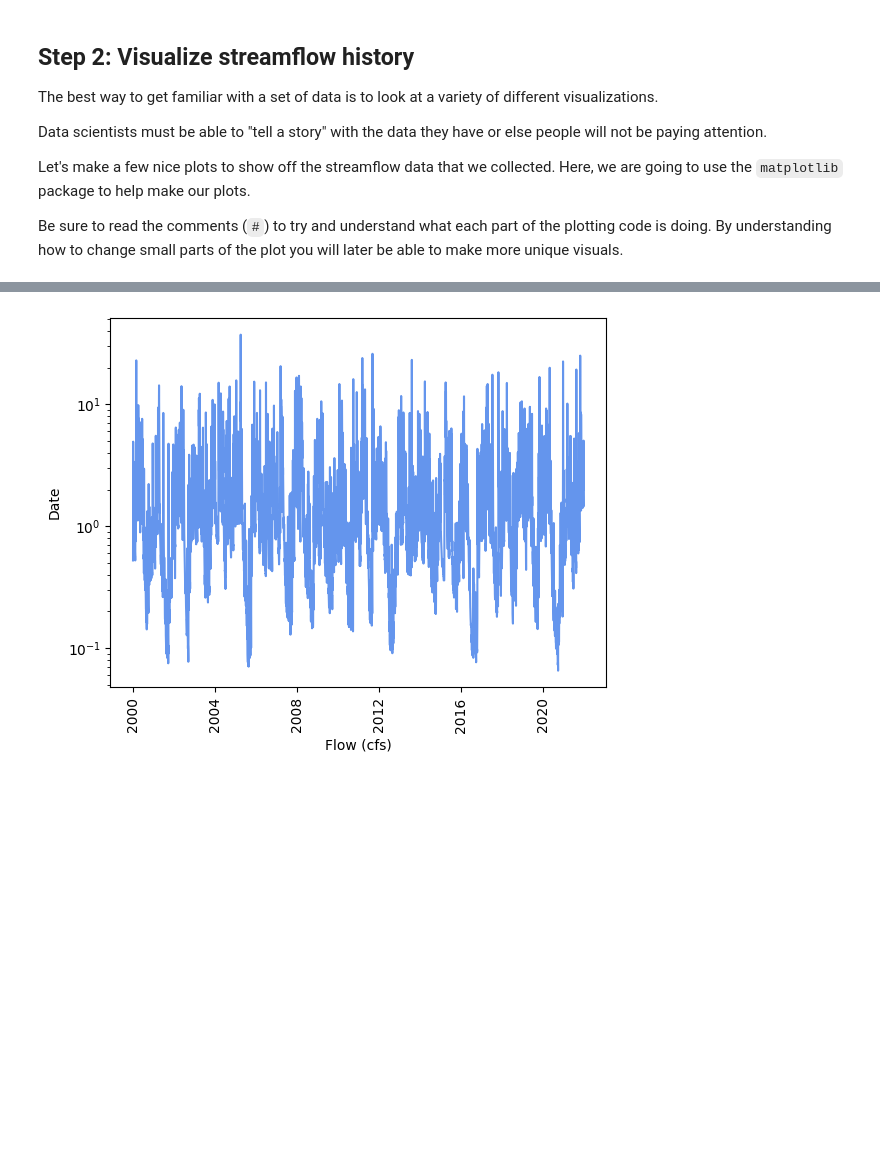
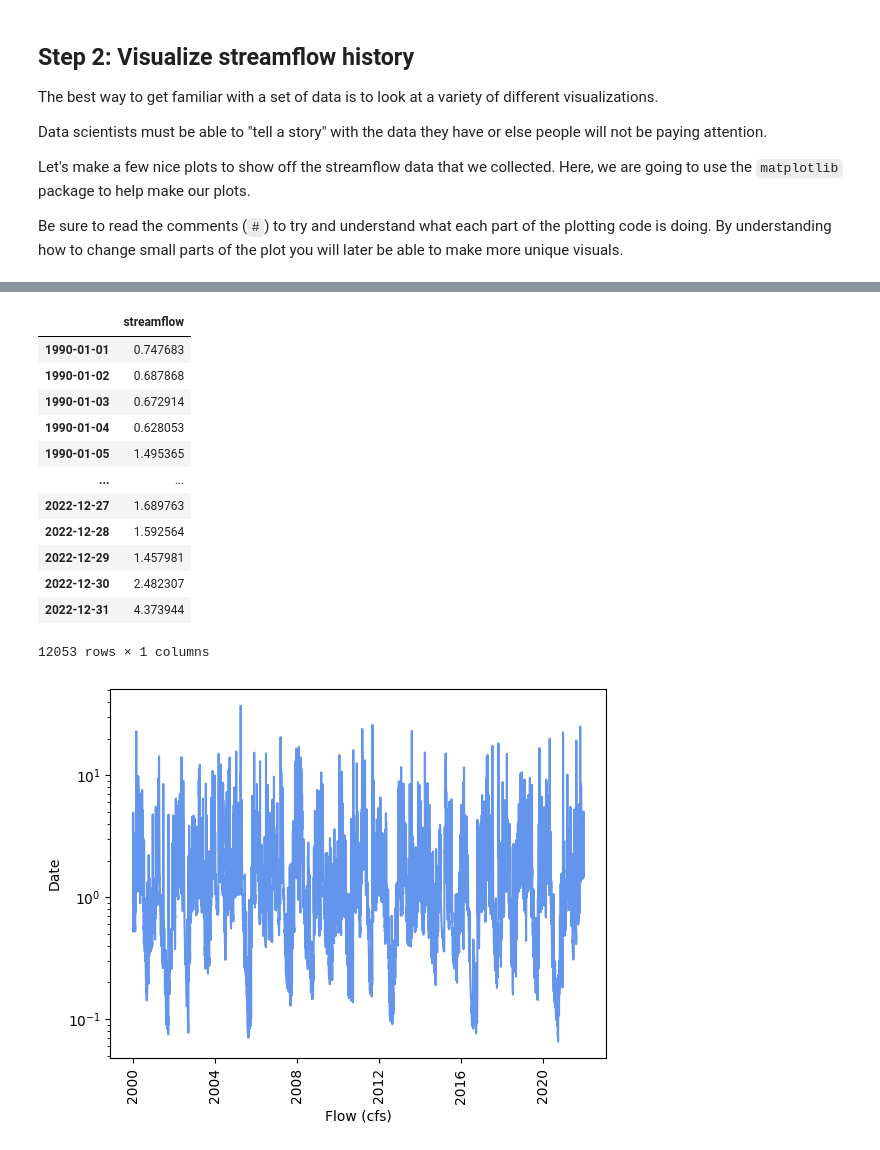
Before and after one commit to TrevorJA/AquaticAlgorithms, a Jupyter notebook: P1_Streamflow_Data.ipynb, the cells around one changed output, grey strips where cells are left out. Drawn from its saved outputs; the diff is of its cells as text; code cells hidden in the pictures; blank space fills up the shorter version.

```diff
--- a/P1_Streamflow_Data.ipynb
+++ b/P1_Streamflow_Data.ipynb
@@ -20,7 +20,7 @@ Before getting started with the code, vist the [USGS National Water Dashboard](h
 station_id = '04234000'
 
 # Add the time-range of interest
-dates = ("2000-01-01", "2022-12-31")
+dates = ("1990-01-01", "2022-12-31")
 # %% [markdown]
 We can get streamflow from the USGS website directly, but this tends to be more difficult and requires manually manipulating the data before we can use it.  Fortunately, there is an open-source Python package called `pygeohydro` which makes it each retrieve streamflow data more easily.
 
@@ -40,3 +41,5 @@ flow = NWIS().get_streamflow(station_id, dates, mmd=True)
 
 flow.index = pd.to_datetime(flow.index.date)
 flow.head()
+
+flow.columns=['streamflow']
@@ -66,3 +178,19 @@ from scipy import stats
+# %%
+flow
+# %% [output]
+|  | streamflow |
+| 1990-01-01 | 0.747683 |
+| 1990-01-02 | 0.687868 |
+| 1990-01-03 | 0.672914 |
+| 1990-01-04 | 0.628053 |
+| 1990-01-05 | 1.495365 |
+| ... | ... |
+| 2022-12-27 | 1.689763 |
+| 2022-12-28 | 1.592564 |
+| 2022-12-29 | 1.457981 |
+| 2022-12-30 | 2.482307 |
+| 2022-12-31 | 4.373944 |
+12053 rows × 1 columns
 # %%
 start_date = '2000-01-01'
 end_date = '2022-01-01'
```
Also changed, not shown: parts of 8 cells of this notebook, 12 other files.
